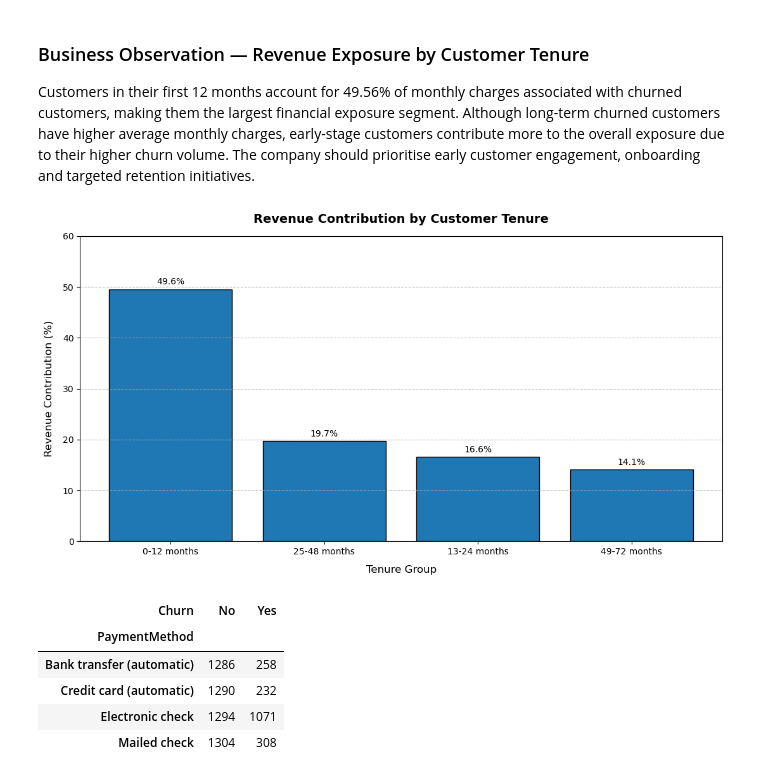
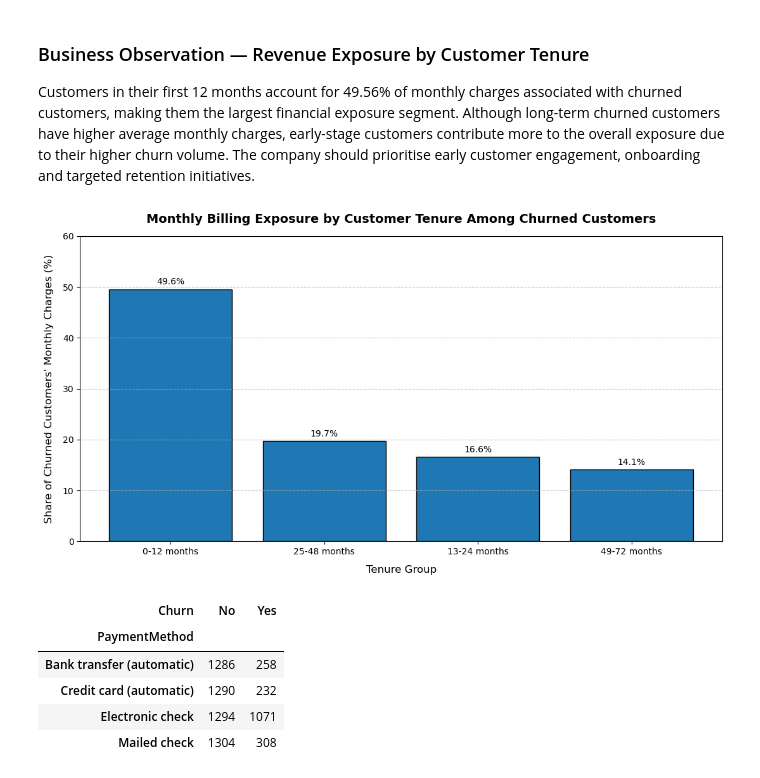
Before and after one commit to khooshimangal/customer-churn-retention-analysis, a Jupyter notebook: notebooks/01_customer_churn_analysis.ipynb, the cells around one changed output. Cells and saved outputs as stored; diff of their text form; code cells hidden in the pictures.

Commit message:
fix: clarify monthly billing exposure analysis

```diff
--- a/notebooks/01_customer_churn_analysis.ipynb
+++ b/notebooks/01_customer_churn_analysis.ipynb
@@ -862,8 +869,21 @@ tenure_revenue["Revenue_Contribution_%"] = (
     .round(2)
 )
 
+tenure_revenue = tenure_revenue.drop(
+    columns=["Revenue_Contribution_%"],
+    errors="ignore"
+)
+
+# Calculate monthly billing exposure
+tenure_revenue["Monthly_Billing_Exposure_%"] = (
+    tenure_revenue["Total_Monthly_Charges"]
+    .div(total_tenure_charges)
+    .mul(100)
+    .round(2)
+)
+
 tenure_revenue = tenure_revenue.sort_values(
-    "Revenue_Contribution_%",
+    "Monthly_Billing_Exposure_%",
     ascending = False
 )
 
@@ -884,38 +904,38 @@ import matplotlib.pyplot as plt
 
 plt.figure(figsize=(11, 6))
 
 bars = plt.bar(
     tenure_revenue.index,
-    tenure_revenue["Revenue_Contribution_%"],
+    tenure_revenue["Monthly_Billing_Exposure_%"],
     color="#1f77b4",
     edgecolor="black"
 )
 
 plt.bar_label(bars, fmt='%.1f%%', padding=3)
 
-plt.title("Revenue Contribution by Customer Tenure", fontsize=14, fontweight="bold", pad=15)
+plt.title("Monthly Billing Exposure by Customer Tenure Among Churned Customers", fontsize=14, fontweight="bold", pad=15)
 plt.xlabel("Tenure Group", fontsize=12, labelpad=10)
-plt.ylabel("Revenue Contribution (%)", fontsize=12, labelpad=10)
+plt.ylabel("Share of Churned Customers' Monthly Charges (%)", fontsize=12, labelpad=10)
 
 plt.ylim(0, 60)
 
 plt.grid(axis='y', linestyle='--', alpha=0.7)
 
 plt.tight_layout()
 
 figures_dir = project_root / "reports" / "figures"
 
 figures_dir.mkdir(parents=True, exist_ok=True)
 
 plt.savefig(
-    figures_dir / "05_revenue_contribution_by_tenure.png",
+    figures_dir / "05_monthly_billing_exposure_by_tenure.png",
     dpi=200,
     bbox_inches="tight"
 )
 
 plt.show()
 # %% [output]
-[figure, old version]
+[figure, new version]
 # %%
 payment_counts = (
     churm_df
```
Also changed, not shown: parts of 3 cells of this notebook, 5 other files.
